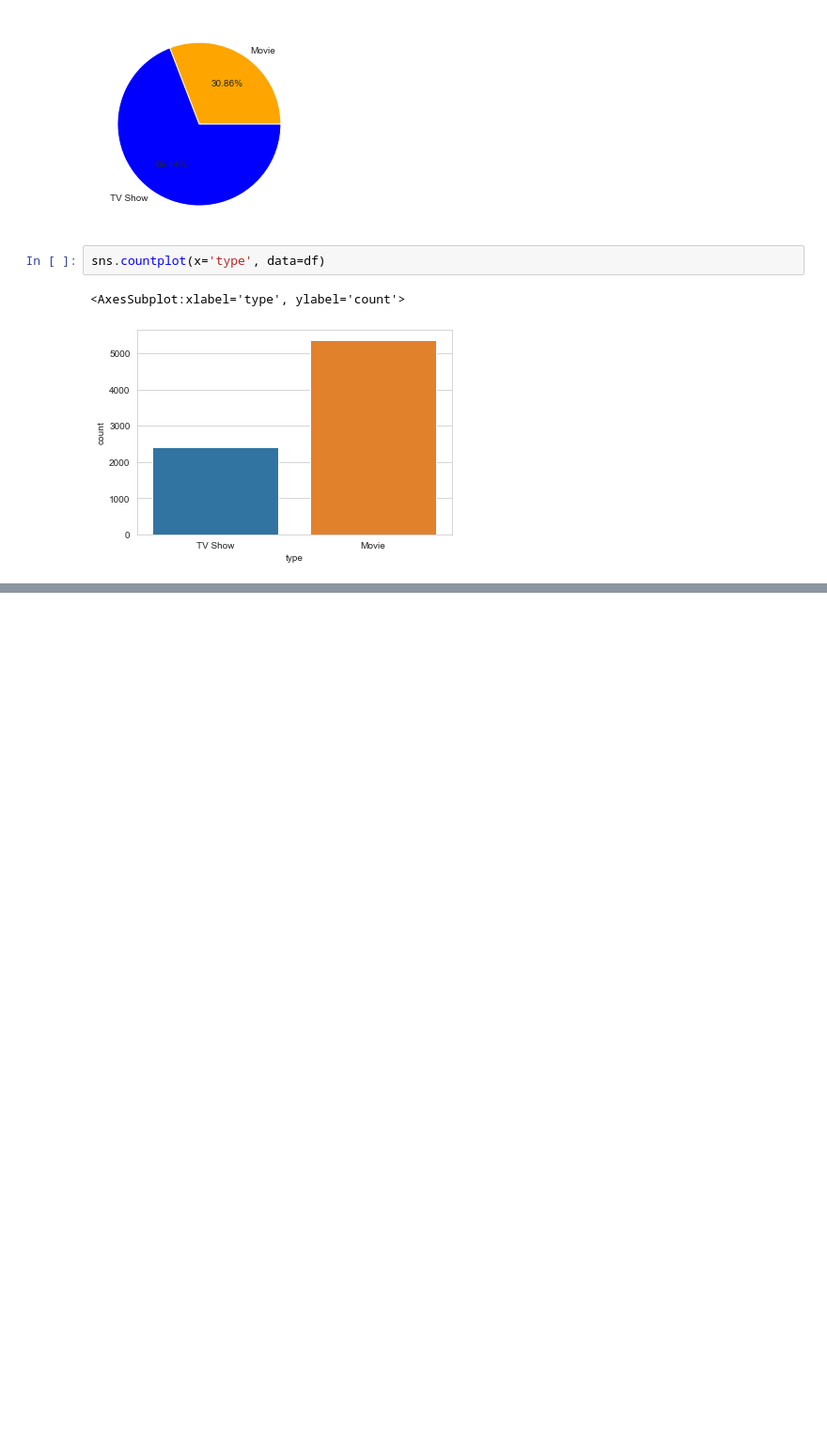
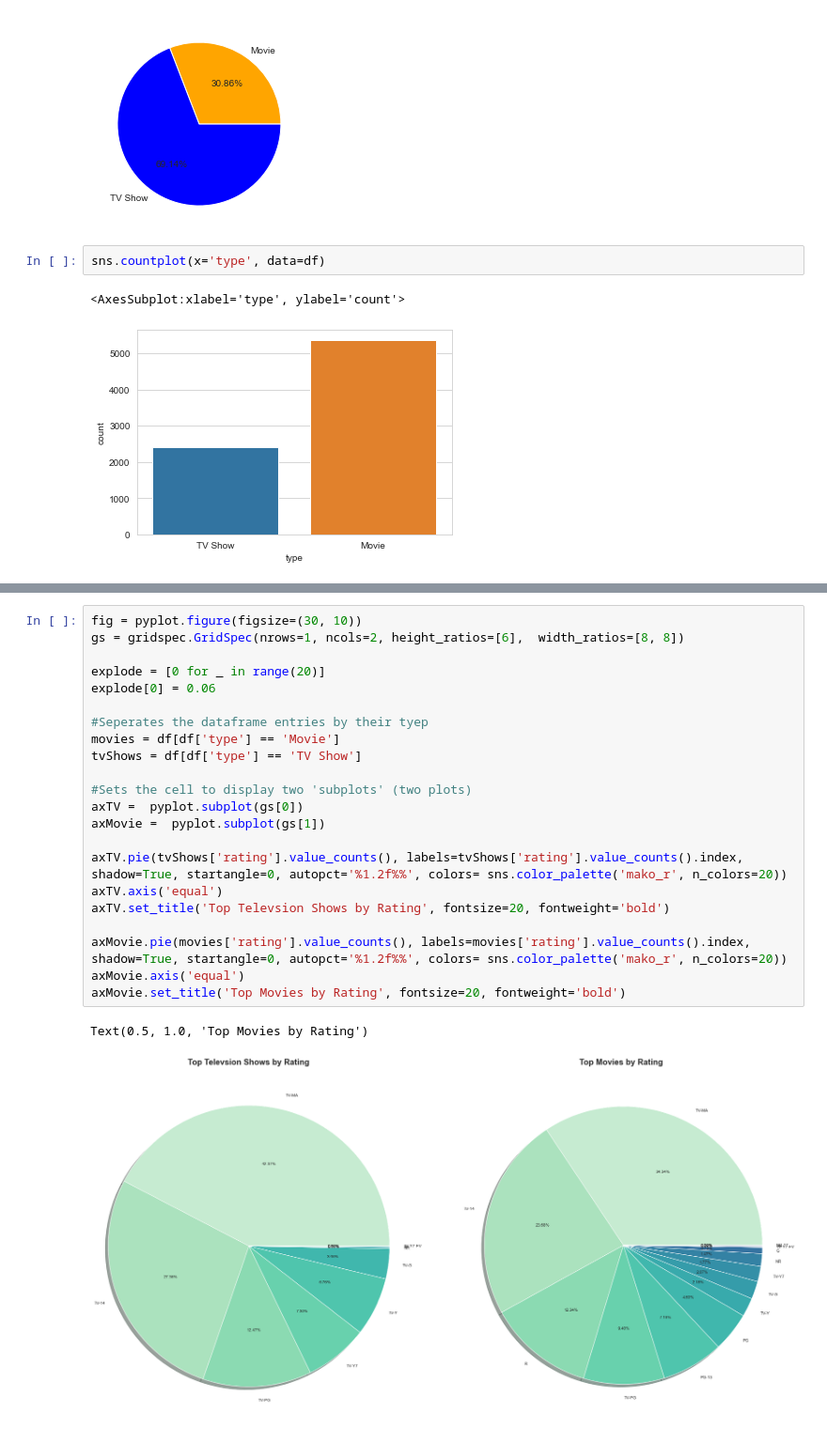
Before and after one commit to Bradley00Uni/SCDT54-CW2, a Jupyter notebook: SCDT54-CW2.ipynb, the cells around one changed output, grey strips where cells are left out. Shown at 94% size. Saved outputs shown, nothing was run; the diff lists cells and outputs as text; blank space fills up the shorter version.

```diff
--- a/SCDT54-CW2.ipynb
+++ b/SCDT54-CW2.ipynb
@@ -182,2 +188,27 @@ sns.countplot(x='rating', data=df, hue='type', palette='viridis')
+# %%
+fig = pyplot.figure(figsize=(30, 10))
+gs = gridspec.GridSpec(nrows=1, ncols=2, height_ratios=[6],  width_ratios=[8, 8])
+
+explode = [0 for _ in range(20)]
+explode[0] = 0.06
+
+#Seperates the dataframe entries by their tyep
+movies = df[df['type'] == 'Movie']
+tvShows = df[df['type'] == 'TV Show']
+
+#Sets the cell to display two 'subplots' (two plots)
+axTV =  pyplot.subplot(gs[0])
+axMovie =  pyplot.subplot(gs[1])
+
+axTV.pie(tvShows['rating'].value_counts(), labels=tvShows['rating'].value_counts().index, shadow=True, startangle=0, autopct='%1.2f%%', colors= sns.color_palette('mako_r', n_colors=20))
+axTV.axis('equal')
+axTV.set_title('Top Televsion Shows by Rating', fontsize=20, fontweight='bold')
+
+axMovie.pie(movies['rating'].value_counts(), labels=movies['rating'].value_counts().index, shadow=True, startangle=0, autopct='%1.2f%%', colors= sns.color_palette('mako_r', n_colors=20))
+axMovie.axis('equal')
+axMovie.set_title('Top Movies by Rating', fontsize=20, fontweight='bold')
+# %% [output]
+Text(0.5, 1.0, 'Top Movies by Rating')
+[figure, added]
 # %%
 #Count of Ratings
```
Also changed, not shown: parts of 6 cells of this notebook.
